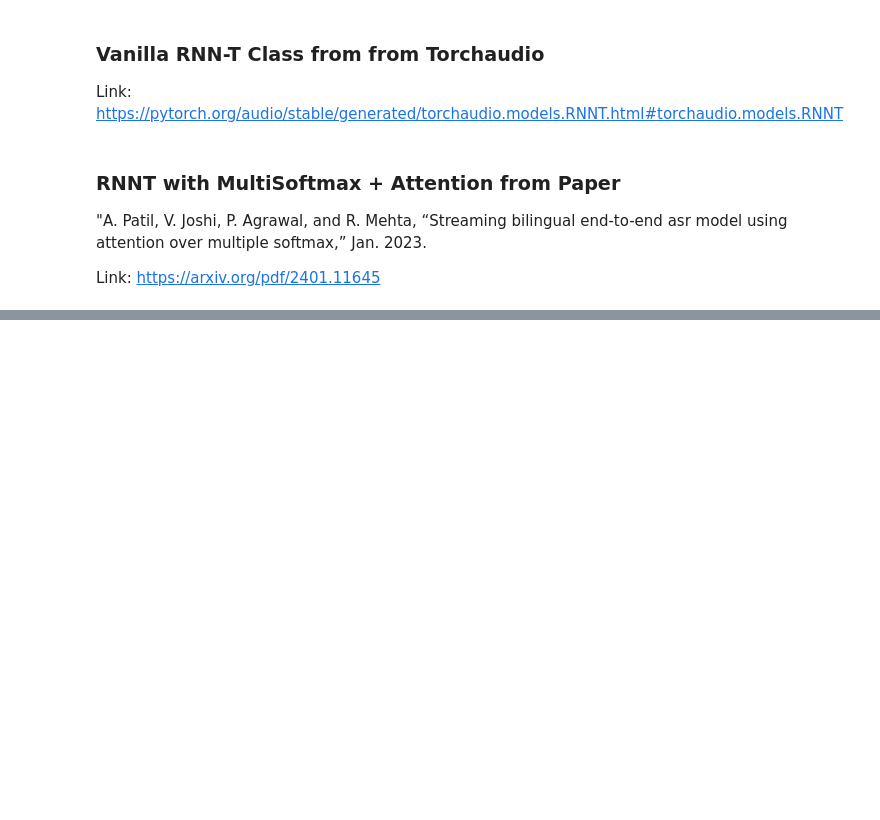
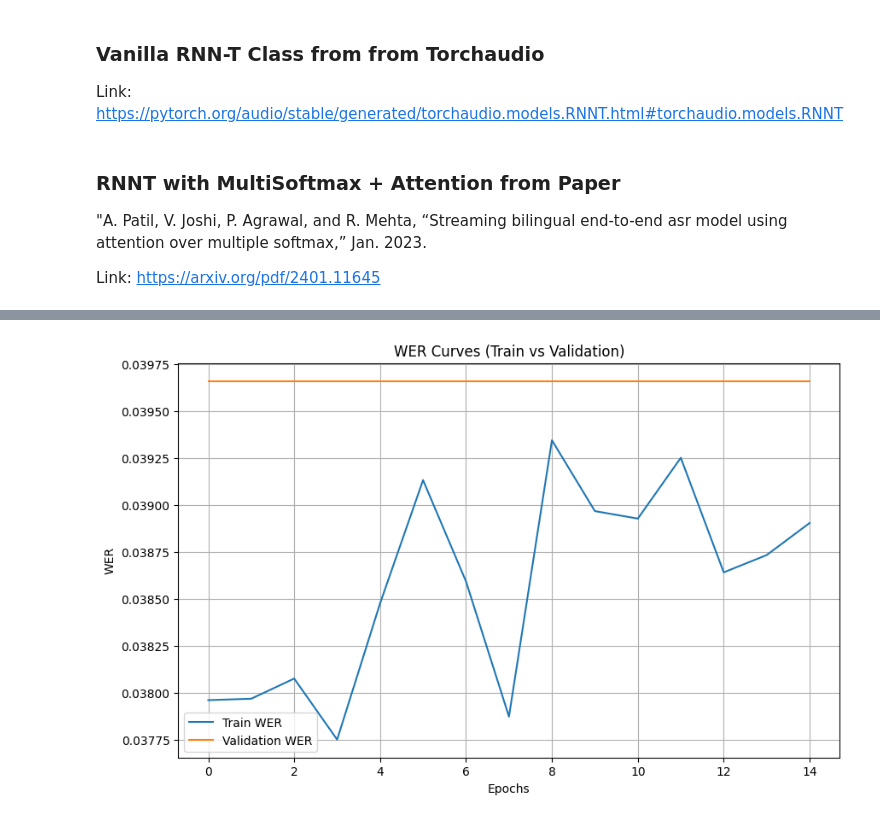
Before and after one commit to captainkeemo/Dysarthric-Speech-Transcription, a Jupyter notebook: models/rnn-t_model.ipynb, the cells around one changed output, grey strips where cells are left out. Drawn from its saved outputs; the diff is of its cells as text; code cells hidden in the pictures; blank space fills up the shorter version.

```diff
--- a/models/rnn-t_model.ipynb
+++ b/models/rnn-t_model.ipynb
@@ -483,0 +1006,4 @@ outputs = model.module.recognize(inputs, input_lengths)
+# %%
+plot_wer(train_wer_scores, val_wer_scores)
+# %% [output]
+[figure, added]
```
Also changed, not shown: parts of 49 cells of this notebook.
